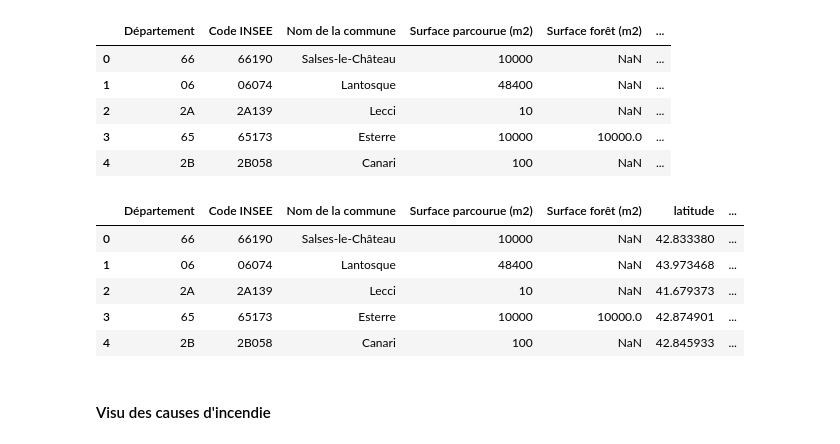
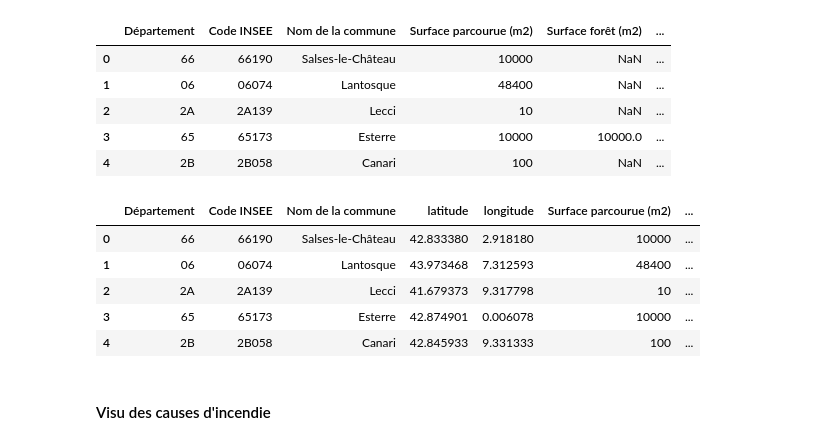
Before and after one commit to Marc-jed/Projet-Fire, a Jupyter notebook: incendies_visu.ipynb, the cells around one changed output. Cells and saved outputs as stored; diff of their text form; code cells hidden in the pictures.

```diff
--- a/incendies_visu.ipynb
+++ b/incendies_visu.ipynb
@@ -377,6 +377,7 @@ dtype: float64
 # %% [markdown]
 ### Traitement de la date
 # %%
+df_concat=pd.read_csv('https://projet-incendie.s3.eu-west-3.amazonaws.com/Incendies_2006_2024.csv', sep=';', encoding='utf-8')
 df_concat['Date de première alerte'] = pd.to_datetime(df_concat['Date de première alerte'])
 type(df_concat['Date de première alerte'][0])
 # %% [output]
@@ -447,21 +449,21 @@ df_merge.head(5)
 # %%
 colonnes = df_merge.columns.tolist()
 colonnes.remove("latitude")
 colonnes.remove("longitude")
 
-colonnes.insert(5, "latitude")
-colonnes.insert(6, "longitude")
+colonnes.insert(3, "latitude")
+colonnes.insert(4, "longitude")
 
 df_merge = df_merge[colonnes]
 
 df_merge.head(5)
 # %% [output]
-|  | Département | Code INSEE | Nom de la commune | Surface parcourue (m2) | Surface forêt (m2) | latitude | ... |
-| 0 | 66 | 66190 | Salses-le-Château | 10000 | NaN | 42.833380 | ... |
-| 1 | 06 | 06074 | Lantosque | 48400 | NaN | 43.973468 | ... |
-| 2 | 2A | 2A139 | Lecci | 10 | NaN | 41.679373 | ... |
-| 3 | 65 | 65173 | Esterre | 10000 | 10000.0 | 42.874901 | ... |
-| 4 | 2B | 2B058 | Canari | 100 | NaN | 42.845933 | ... |
+|  | Département | Code INSEE | Nom de la commune | latitude | longitude | Surface parcourue (m2) | ... |
+| 0 | 66 | 66190 | Salses-le-Château | 42.833380 | 2.918180 | 10000 | ... |
+| 1 | 06 | 06074 | Lantosque | 43.973468 | 7.312593 | 48400 | ... |
+| 2 | 2A | 2A139 | Lecci | 41.679373 | 9.317798 | 10 | ... |
+| 3 | 65 | 65173 | Esterre | 42.874901 | 0.006078 | 10000 | ... |
+| 4 | 2B | 2B058 | Canari | 42.845933 | 9.331333 | 100 | ... |
 # %%
 df_merge.to_csv("historique_incendies_avec_coordonnees.csv", index=False, sep=';')
 # %% [markdown]
```
Also changed, not shown: parts of 17 cells of this notebook.
